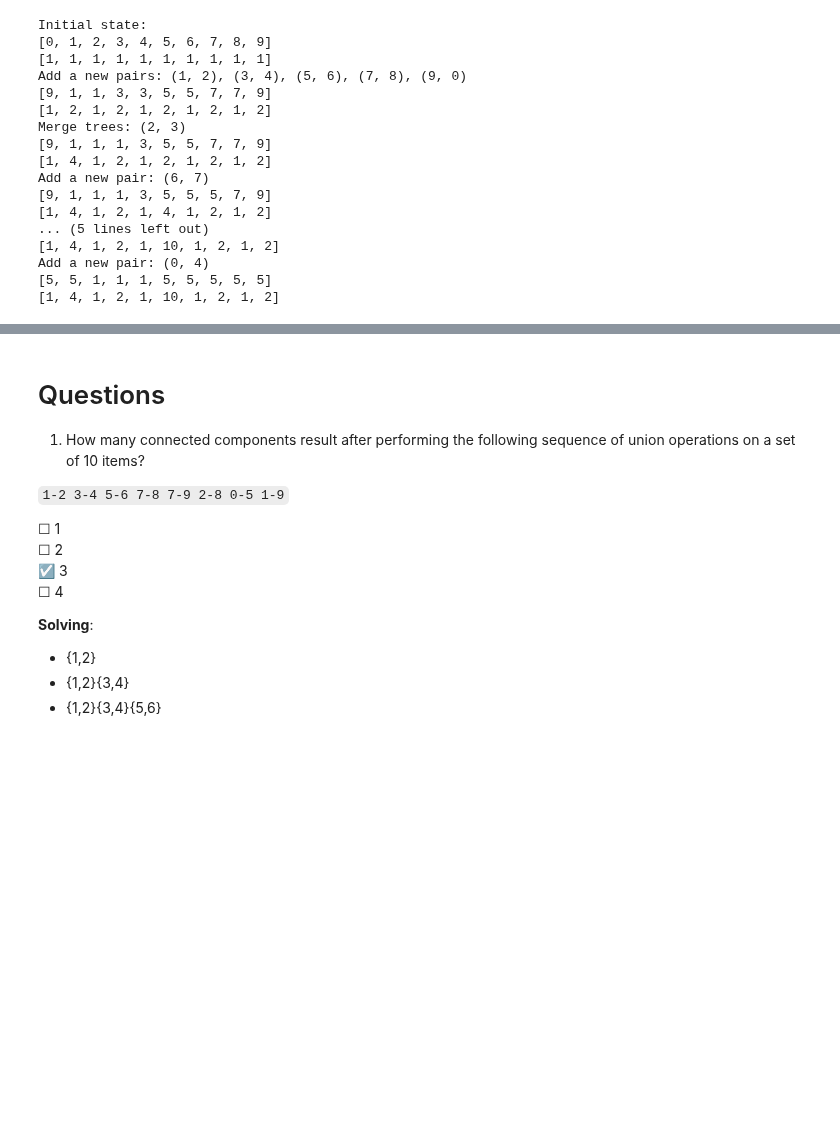
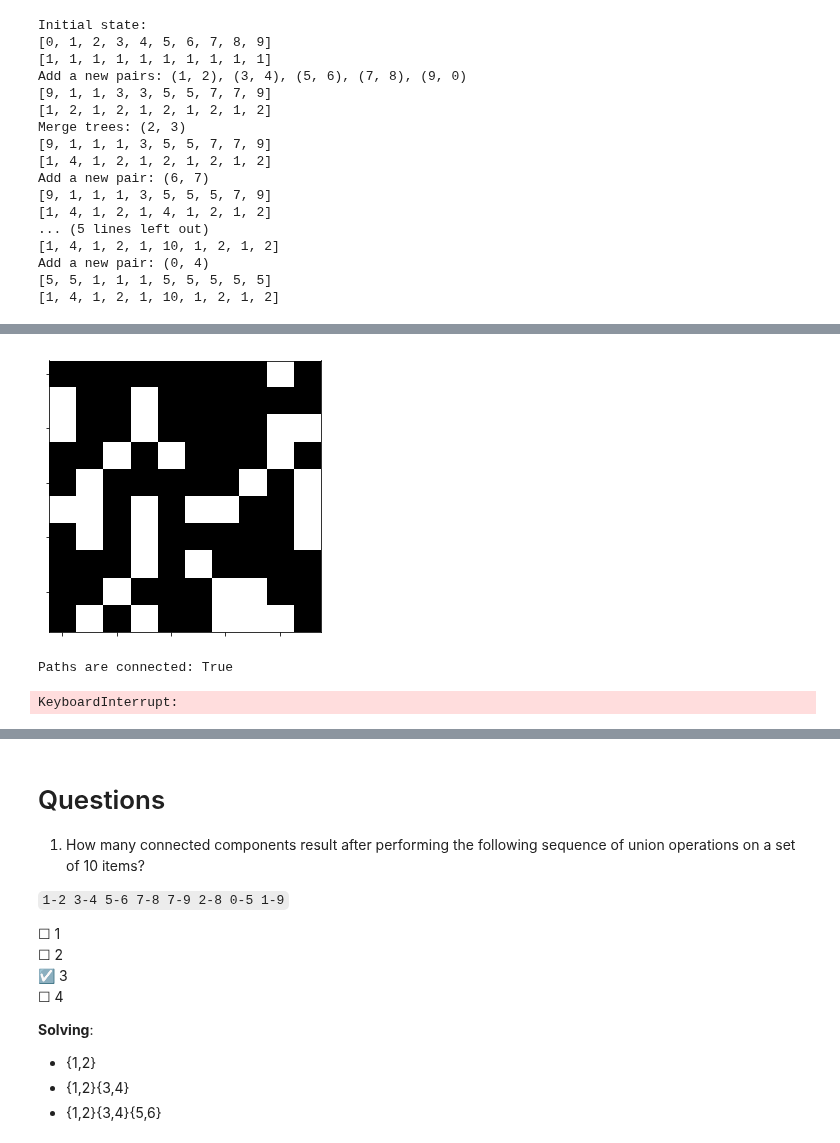
Before and after one commit to rogergranada/MOOCs, a Jupyter notebook: Coursera/Princeton/Algorithms-Part-1/Week 1/Dynamic Connectivity.ipynb, the cells around one changed output, grey strips where cells are left out. Saved outputs shown, nothing was run; the diff lists cells and outputs as text; code cells hidden in the pictures; blank space fills up the shorter version.

Commit message:
Added percolation example

```diff
--- a/Coursera/Princeton/Algorithms-Part-1/Week 1/Dynamic Connectivity.ipynb
+++ b/Coursera/Princeton/Algorithms-Part-1/Week 1/Dynamic Connectivity.ipynb
@@ -643,0 +684,29 @@ class Percolation(WeightedQuickUnion):
+# %%
+import time
+import random
+from IPython.display import clear_output
+%matplotlib inline
+import matplotlib.pyplot as plt
+
+def show_field(perc):
+    field = perc.get_field()
+    fig, ax = plt.subplots(1, figsize=(5,5))
+    ax.imshow(field, cmap=plt.cm.gray)
+    ax.set_xticklabels([])
+    ax.set_yticklabels([])
+    plt.show()
+
+perc = Percolation((10,10))
+for i in range(100):
+    clear_output()
+    x = random.randint(0,9)
+    y = random.randint(0,9)
+    perc.free_site(x, y)
+    show_field(perc)
+    con = perc.has_path()
+    print 'Paths are connected:', con
+    time.sleep(2)
+# %% [output]
+[figure, added]
+Paths are connected: True
+KeyboardInterrupt:
```
Also changed, not shown: parts of 5 cells of this notebook.
